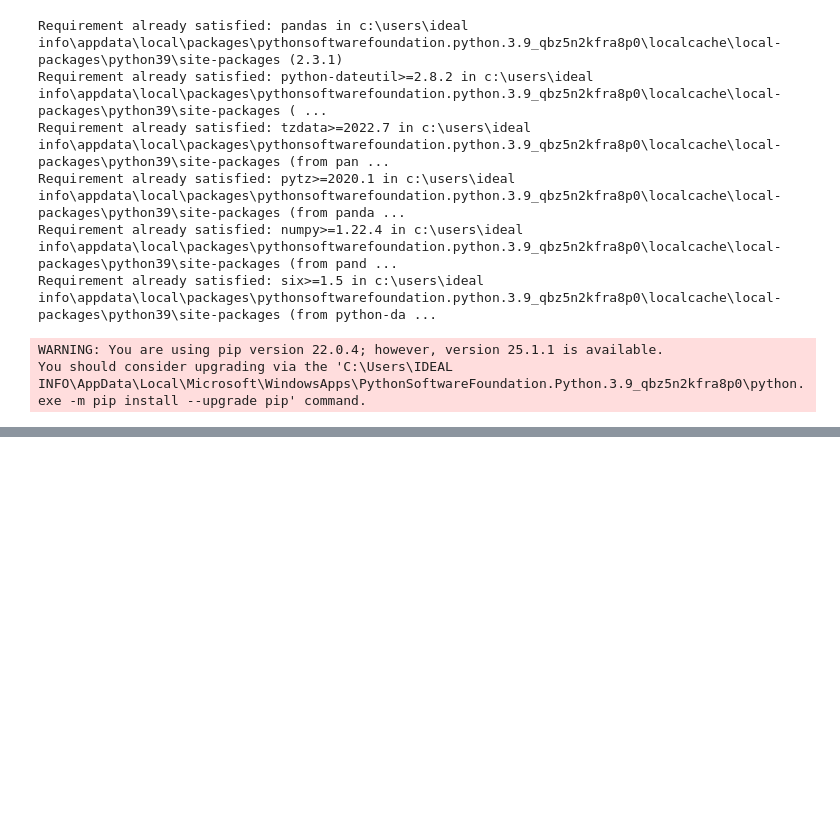
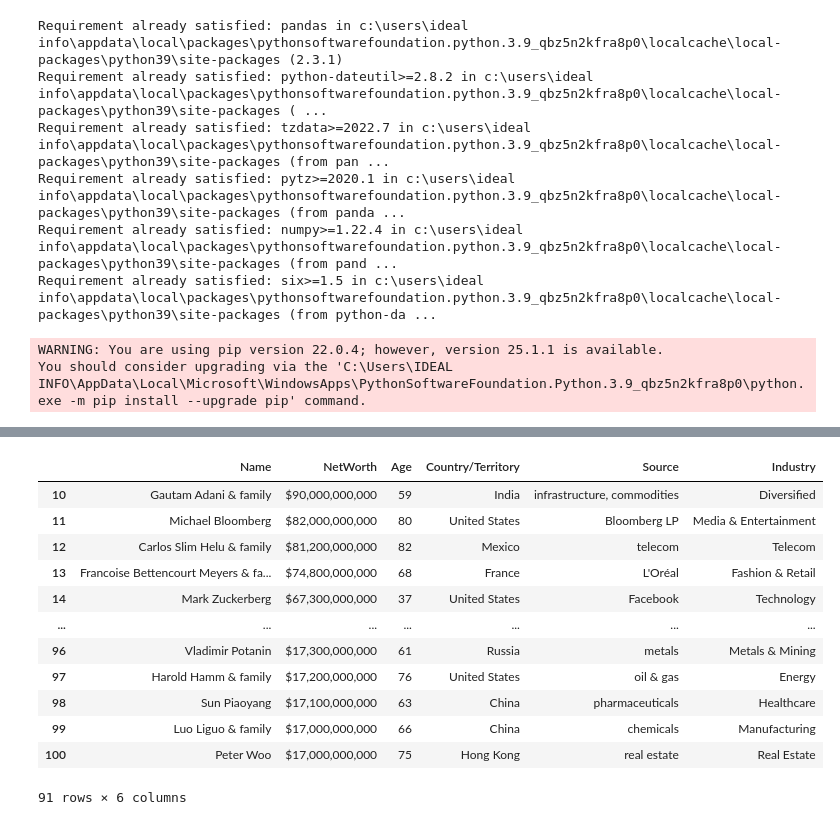
Before and after one commit to ayaboulabiar19/data_pipelines, a Jupyter notebook: learning_path/data_manipulation_with_pandas/data_manipulation.ipynb, the cells around one changed output, grey strips where cells are left out. Drawn from its saved outputs; the diff is of its cells as text; code cells hidden in the pictures; blank space fills up the shorter version.

```diff
--- a/learning_path/data_manipulation_with_pandas/data_manipulation.ipynb
+++ b/learning_path/data_manipulation_with_pandas/data_manipulation.ipynb
@@ -13,0 +331,18 @@ import pandas as pd
+# %%
+#.tail(-10) : eliminate the  first 10 rows from our dataset
+# we exclude the 10 first element
+richest.tail(-10)
+# %% [output]
+|  | Name | NetWorth | Age | Country/Territory | Source | Industry |
+| 10 | Gautam Adani & family | $90,000,000,000 | 59 | India | infrastructure, commodities | Diversified |
+| 11 | Michael Bloomberg | $82,000,000,000 | 80 | United States | Bloomberg LP | Media & Entertainment |
+| 12 | Carlos Slim Helu & family | $81,200,000,000 | 82 | Mexico | telecom | Telecom |
+| 13 | Francoise Bettencourt Meyers & fa... | $74,800,000,000 | 68 | France | L'Oréal | Fashion & Retail |
+| 14 | Mark Zuckerberg | $67,300,000,000 | 37 | United States | Facebook | Technology |
+| ... | ... | ... | ... | ... | ... | ... |
+| 96 | Vladimir Potanin | $17,300,000,000 | 61 | Russia | metals | Metals & Mining |
+| 97 | Harold Hamm & family | $17,200,000,000 | 76 | United States | oil & gas | Energy |
+| 98 | Sun Piaoyang | $17,100,000,000 | 63 | China | pharmaceuticals | Healthcare |
+| 99 | Luo Liguo & family | $17,000,000,000 | 66 | China | chemicals | Manufacturing |
+| 100 | Peter Woo | $17,000,000,000 | 75 | Hong Kong | real estate | Real Estate |
+91 rows × 6 columns
```
Also changed, not shown: parts of 104 cells of this notebook, 4 other files.
